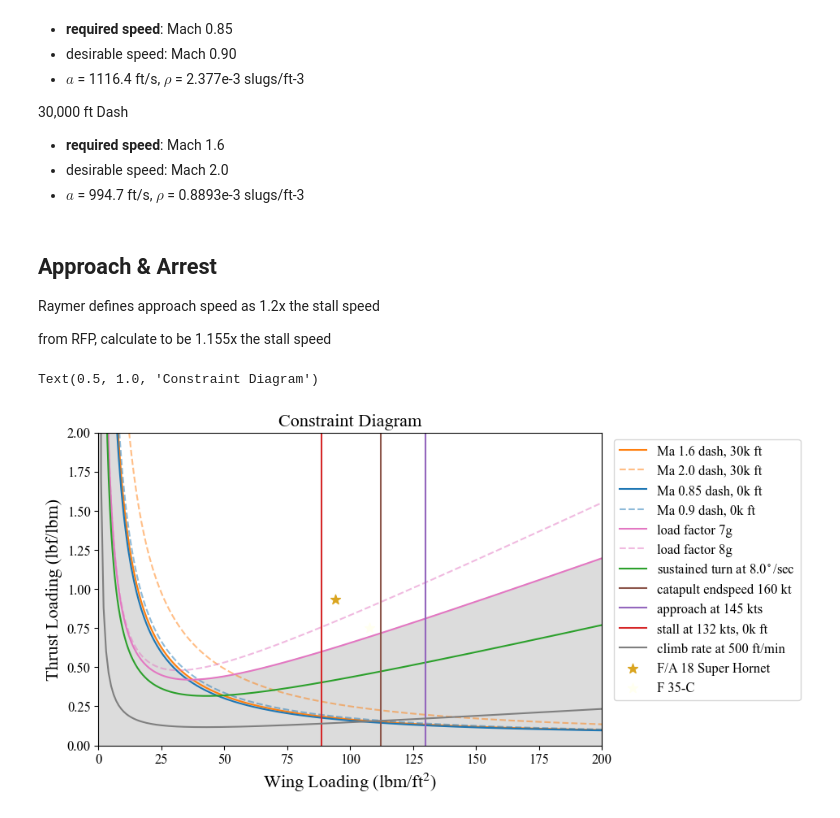
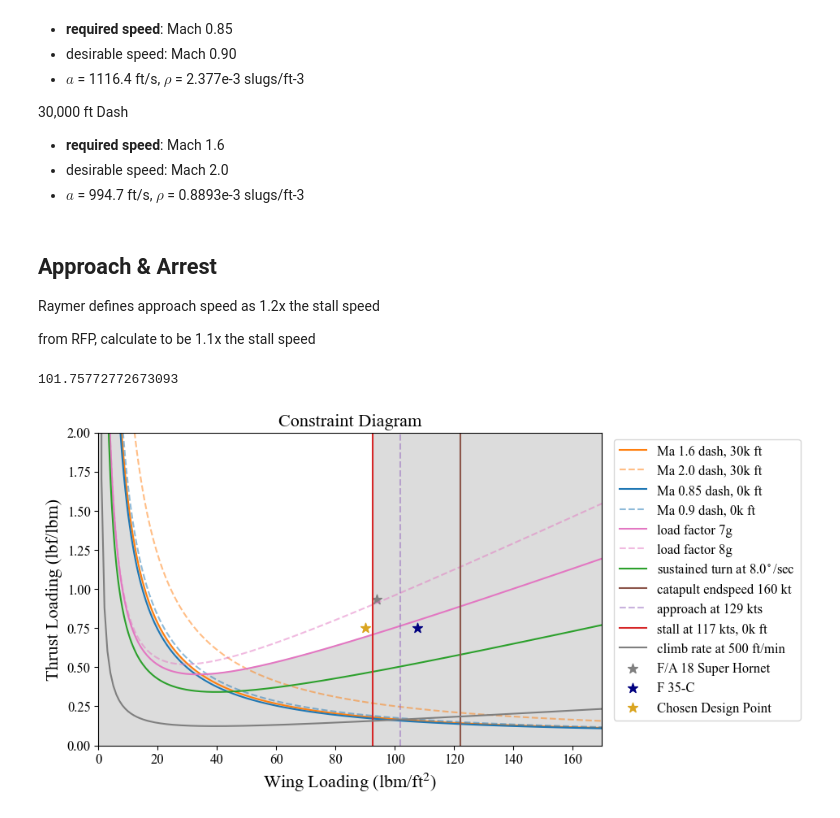
Before and after one commit to EstherKung/EAE130_aircraft_design, a Jupyter notebook: constraint_diagram.ipynb, the cells around one changed output. Cells and saved outputs as stored; diff of their text form; code cells hidden in the pictures.

```diff
--- a/constraint_diagram.ipynb
+++ b/constraint_diagram.ipynb
@@ -99,7 +100,10 @@ def climb_curve(vertical_climb_rate, V_horizontal, g=32.2, WL=WL_range, c_Do = A
 
     TW = q*c_Do/WL + k/q * WL * [1 - (RoC/V)**2] + K_a * (RoC/V)
 
-    return plt.plot(TW, label=f"climb rate at {vertical_climb_rate} ft/min", **plot_styling)
+    if not plot_styling:
+        return TW
+    else:
+        return plt.plot(TW, label=f"climb rate at {vertical_climb_rate} ft/min", **plot_styling)
 # %% [markdown]
 ## Sustained Turn
 from Raymer (5.17), $ \dot{\psi}$ represents turn rate in rad/sec.
@@ -191,21 +199,35 @@ def dash(Ma, alt, a=a, rho=rho,
     q = 1/2 * rho * V**2 # dynamic pressure
     k = 1/ (np.pi*e*AR)
     TW = q* c_Do / WL + k/q * WL
-    if fill==True:
-       plt.fill_between(WL, TW, 0, color='gainsboro')
 
-    return plt.plot(WL, TW, label=f"Ma {Ma} dash, {alt/1000:.0f}k ft", **plot_styling)
+    if not plot_styling:
+        return TW
+    else:
+      if fill==True:
+         plt.fill_between(WL, TW, 0, color='gainsboro')
+      return plt.plot(WL, TW, label=f"Ma {Ma} dash, {alt/1000:.0f}k ft", **plot_styling)
 # %% [markdown]
 ## Approach & Arrest
 Raymer defines approach speed as 1.2x the stall speed
 
-from RFP, calculate to be 1.155x the stall speed
+from RFP, calculate to be 1.1x the stall speed
 # %%
-def approach(V_stall, rho=2.377e-3, CLmax_landing=2.0, plot_styling={}):
+def approach(V_stall, rho=2.377e-3, CLmax_landing=CLmax['approach'], plot_styling={}):
     V = V_stall * 1.6878 # convert from kts to ft/s
     WL = 1/2 * rho * (1.1*V**2) * CLmax_landing
 
-    return plt.axvline(x=WL, label=f'approach at {1.1*V_stall:.0f} kts', **plot_styling)
+
+    if not plot_styling:
+        return WL
+    else:
+        plt.fill_betweenx((0, 50), WL, 300, color='gainsboro')
+        return plt.axvline(x=WL, label=f'approach at {1.1*V_stall:.0f} kts', **plot_styling)
+# %%
+V_engage = 135
+
+V_approach = V_engage / 1.05
+
+V_stall = V_approach / 1.10
 # %%
 import matplotlib as mpl
 mpl.rcParams.update({
@@ -222,39 +244,41 @@ dash(Ma=1.6, alt=30000,
 dash(Ma=2.0, alt=30000,
      plot_styling={'linestyle': '--', 'color': 'tab:orange', 'alpha': 0.5}, fill=False)
 dash(Ma=0.85, alt=0,
      plot_styling={'linestyle': '-','color':'tab:blue'})
 dash(Ma=0.90, alt=0,
      plot_styling={'linestyle': '--','color':'tab:blue', 'alpha': 0.5}, fill=False)
 load_factor(Ma=0.9, alt=20000, n=7, plot_styling={'linestyle': '-', 'color': 'tab:pink'})
 load_factor(Ma=0.9, alt=20000, n=8, plot_styling={'linestyle': '--', 'color': 'tab:pink', 'alpha':0.5}, fill=False)
 sustained_turn(Ma=0.85, alt=20000, deg=8.0, plot_styling={'linestyle': '-', 'color': 'tab:green'})
 takeoff(160,
         plot_styling={'linestyle': '-', 'color': 'tab:brown'})
-approach(132,
-         plot_styling={'linestyle': '-', 'color': 'tab:purple'})
+approach(V_stall,
+         plot_styling={'linestyle': '--', 'color': 'tab:purple', 'alpha': 0.5})
 # approach(125,
 #          plot_styling={'linestyle': '--', 'color': 'tab:purple', 'alpha': 0.5})
-stall(132, 0,
+stall(V_stall, 0,
       plot_styling={'linestyle': '-', 'color': 'tab:red'})
 
 #climb(500, 135,)
 climb_curve(500, 135, plot_styling={'linestyle': '-', 'color': 'tab:gray'})
 # stall(125, 0,
 #       plot_styling={'linestyle': '--', 'color': 'tab:red', 'alpha':0.5})
 
 
 plt.ylim([0, 2])
-plt.xlim([0, 200])
+plt.xlim([0, 170])
 plt.xlabel('Wing Loading (lbm/ft$^2$)', fontsize=16)
 plt.ylabel('Thrust Loading (lbf/lbm)', fontsize=16)
-plt.scatter(94, 0.93, marker='*', c='goldenrod', s=80, label='F/A 18 Super Hornet')
-plt.scatter(107.7, 0.75, marker='*', c='ivory', s=80, label='F 35-C')
-#plt.scatter(60, 0.45, marker='*', c='tab:gray', s=80, label='Chosen Design Point', zorder=100)
+plt.scatter(94, 0.93, marker='*', c='gray', s=80, label='F/A 18 Super Hornet')
+plt.scatter(107.7, 0.75, marker='*', c='navy', s=80, label='F 35-C', zorder=100)
+plt.scatter(90, 0.75, marker='*', c='goldenrod', s=80, label='Chosen Design Point', zorder=100)
 plt.legend(bbox_to_anchor=(1.01, 1), loc='upper left')
 
 
 #plt.tight_layout()
 plt.title("Constraint Diagram", fontsize=16)
+
+plt.savefig('constraint_diagram.pdf')
 # %% [output]
-Text(0.5, 1.0, 'Constraint Diagram')
+101.75772772673093
-[figure, old version]
+[figure, new version]
```
Also changed, not shown: parts of 6 cells of this notebook.
